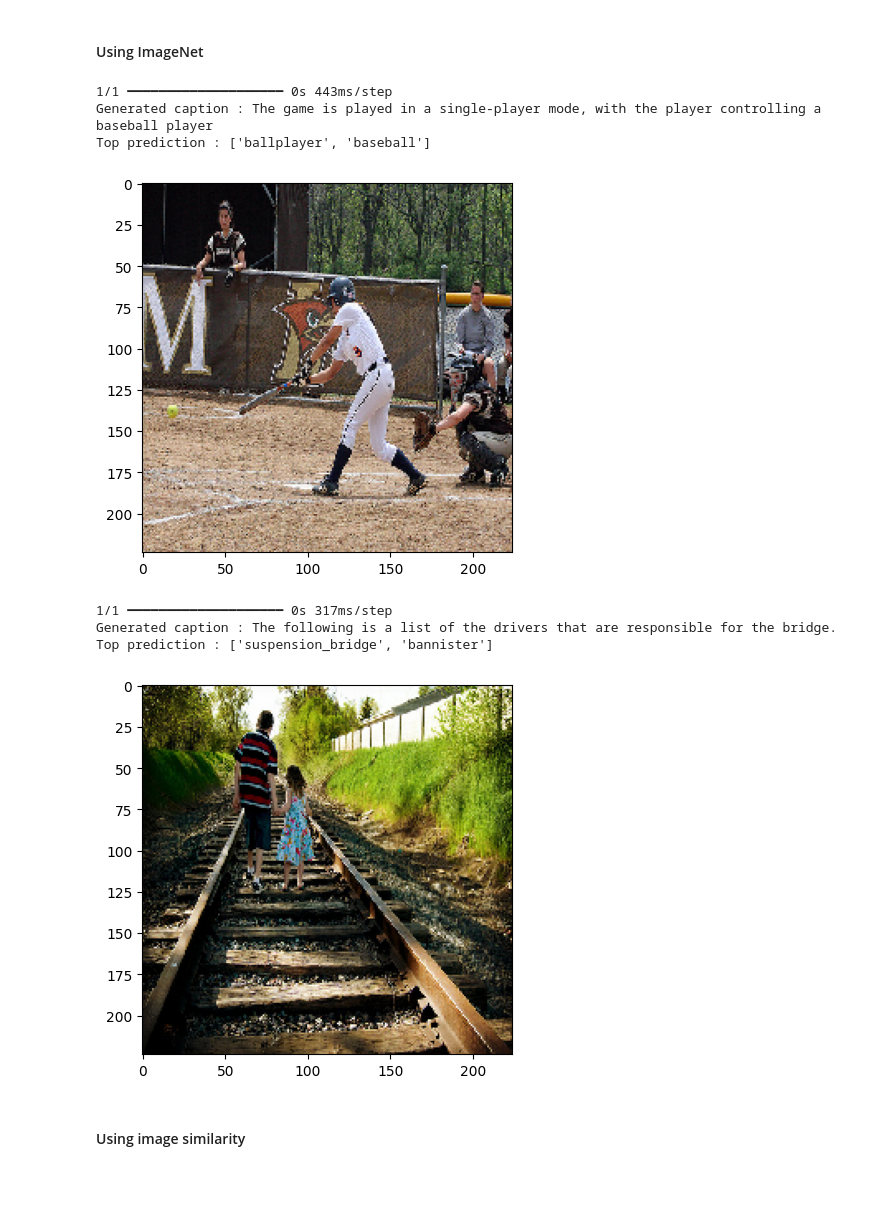
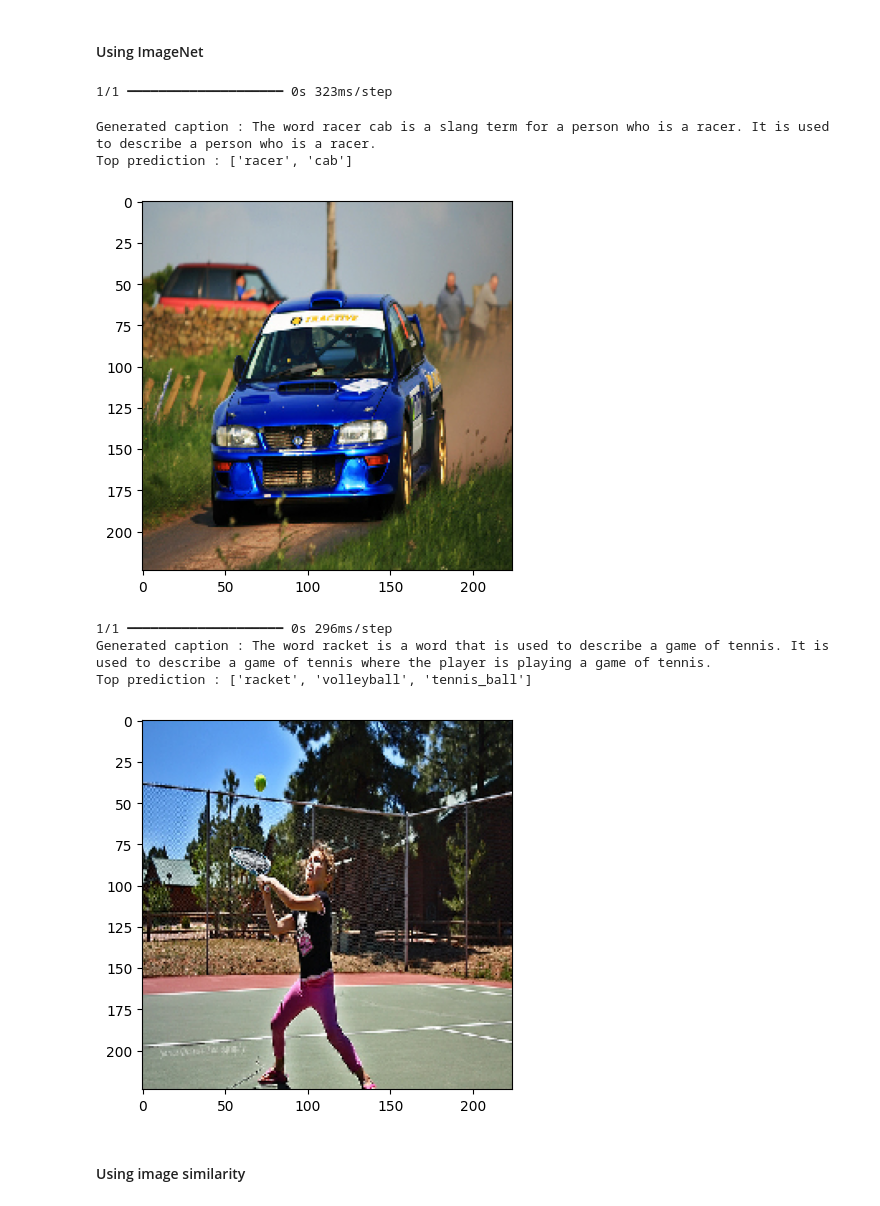
Before and after one commit to prabhatks12/imageCaption, a Jupyter notebook: notebooks/python_image_caption.ipynb, the cells around one changed output. Saved outputs shown, nothing was run; the diff lists cells and outputs as text; code cells hidden in the pictures.

```diff
--- a/notebooks/python_image_caption.ipynb
+++ b/notebooks/python_image_caption.ipynb
@@ -146,6 +148,11 @@ pad_token_id = tokenizer.pad_token_id
 # %%
-# Function to generate sentence from input words with padding and attention mask
-def generate_sentence(words, max_new_tokens=50):
+stop_words = ["black", "brown"]
+
+def generate_sentence(words, max_new_tokens=50, temperature=1.0, top_k=50, top_p=0.9):
+    # Set a random seed for reproducibility
+    seed = random.randint(0, 10000)  # Random seed between 0 and 10000
+    torch.manual_seed(seed)
+    words = [item for item in words if item not in stop_words]
     input_text = " ".join(words)
     encoding = tokenizer.encode_plus(
         input_text,
@@ -167,14 +174,18 @@ def generate_sentence(words, max_new_tokens=50):
             input_ids,
             attention_mask=attention_mask,
             max_new_tokens=max_new_tokens,  # Generate up to 50 new tokens
+            temperature=temperature,  # Controls randomness
+            top_k=top_k,  # Top-k sampling
+            top_p=top_p,  # Top-p (nucleus) sampling
             pad_token_id=pad_token_id
         )
 
     output_text = tokenizer.decode(output_ids[0], skip_special_tokens=True)
 
-    # refining the output from gpt
+    # Refining the output from GPT
     if "\n\n" in output_text:
         output_text = output_text.split("\n\n")[1]
+
     return output_text
 # %%
 test_data = ["bike", "two", "wheeler"]
@@ -333,29 +340,31 @@ def get_prediction(image_name):
 # %% [markdown]
 #### Using ImageNet
 # %%
-img, prediction = get_prediction(image_name="3513362553_5fc5779e20.jpg")
+img, prediction = get_prediction(image_name="2521213787_ca9b5a1758.jpg")
 top_pred = [pred[1] for pred in prediction[0]][:2]
-gen_caption = generate_sentence(top_pred, max_new_tokens=20)
+sentence = ["use the words to form the sentence"] + top_pred
+gen_caption = generate_sentence(sentence, max_new_tokens=100, temperature=0.5, top_k=20, top_p=0.8)
 plt.imshow(img)
 print(f"Generated caption : {gen_caption}")
 print(f"Top prediction : {top_pred}")
 # %% [output]
-1/1 ━━━━━━━━━━━━━━━━━━━━ 0s 443ms/step
-Generated caption : The game is played in a single-player mode, with the player controlling a baseball player
-Top prediction : ['ballplayer', 'baseball']
+1/1 ━━━━━━━━━━━━━━━━━━━━ 0s 323ms/step
+Generated caption : The word racer cab is a slang term for a person who is a racer. It is used to describe a person who is a racer.
+Top prediction : ['racer', 'cab']
-[figure, old version]
+[figure, new version]
 # %%
-img, prediction = get_prediction(image_name="3514188115_f51932ae5d.jpg")
-top_pred = [pred[1] for pred in prediction[0]][:2]
-gen_caption = generate_sentence(top_pred, max_new_tokens=20)
+img, prediction = get_prediction(image_name="3527715826_ea5b4e8de4.jpg")
+top_pred = [pred[1] for pred in prediction[0]][:3]
+sentence = ["use the words to form the sentence"] + top_pred
+gen_caption = generate_sentence(sentence, max_new_tokens=100, temperature=0.5, top_k=20, top_p=0.8)
 plt.imshow(img)
 print(f"Generated caption : {gen_caption}")
 print(f"Top prediction : {top_pred}")
 # %% [output]
-1/1 ━━━━━━━━━━━━━━━━━━━━ 0s 317ms/step
-Generated caption : The following is a list of the drivers that are responsible for the bridge.
-Top prediction : ['suspension_bridge', 'bannister']
+1/1 ━━━━━━━━━━━━━━━━━━━━ 0s 296ms/step
+Generated caption : The word racket is a word that is used to describe a game of tennis. It is used to describe a game of tennis where the player is playing a game of tennis.
+Top prediction : ['racket', 'volleyball', 'tennis_ball']
-[figure, old version]
+[figure, new version]
 # %% [markdown]
 #### Using image similarity
 # %%
```
Also changed, not shown: parts of 4 cells of this notebook, 3 other files.
